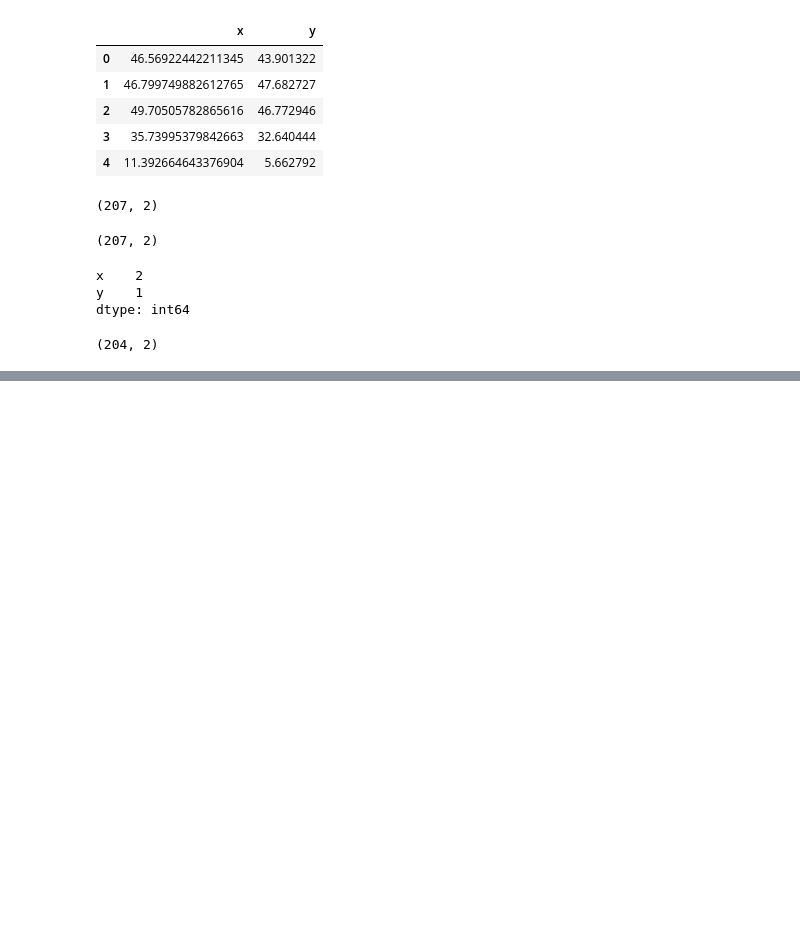
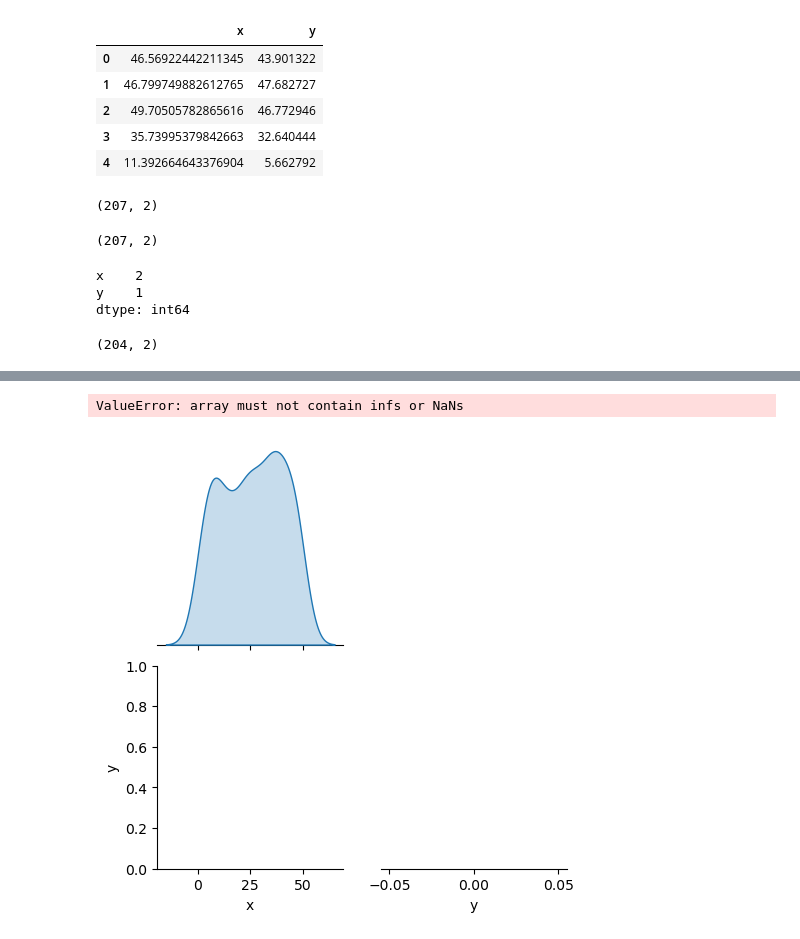
Before and after one commit to ishalijadhav/exampleRepository, a Jupyter notebook: Task03.ipynb, the cells around one changed output, grey strips where cells are left out. Cells and saved outputs as stored; diff of their text form; code cells hidden in the pictures; blank space fills up the shorter version.

```diff
--- a/Task03.ipynb
+++ b/Task03.ipynb
@@ -72,0 +73,4 @@ Z-Scores:
+# %%
+threshold = 2  # Typical threshold for Z-scores
+data_no_outliers = clean_data[(z_scores < threshold).all(axis=1)]
+data_no_outliers
@@ -72,0 +91,9 @@ Z-Scores:
+# %%
+import matplotlib.pyplot as plt
+import seaborn as sns
+sns.pairplot(data_no_outliers, diag_kind='kde', corner=True)
+plt.suptitle("Pairplot of Data Without Outliers", y=1.02)
+plt.show()
+# %% [output]
+ValueError: array must not contain infs or NaNs
+[figure, added]
```
Also changed, not shown: parts of 12 cells of this notebook, 14 other files.
